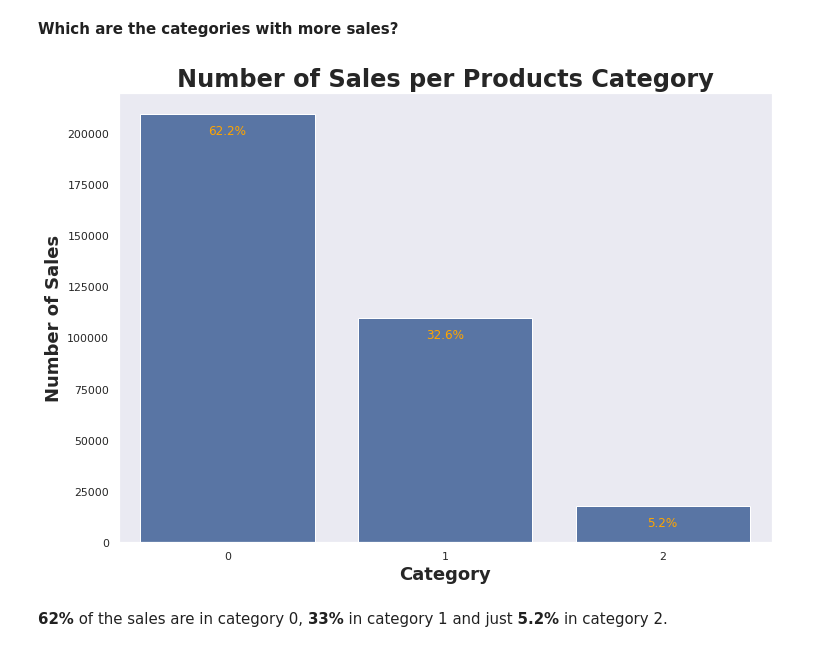
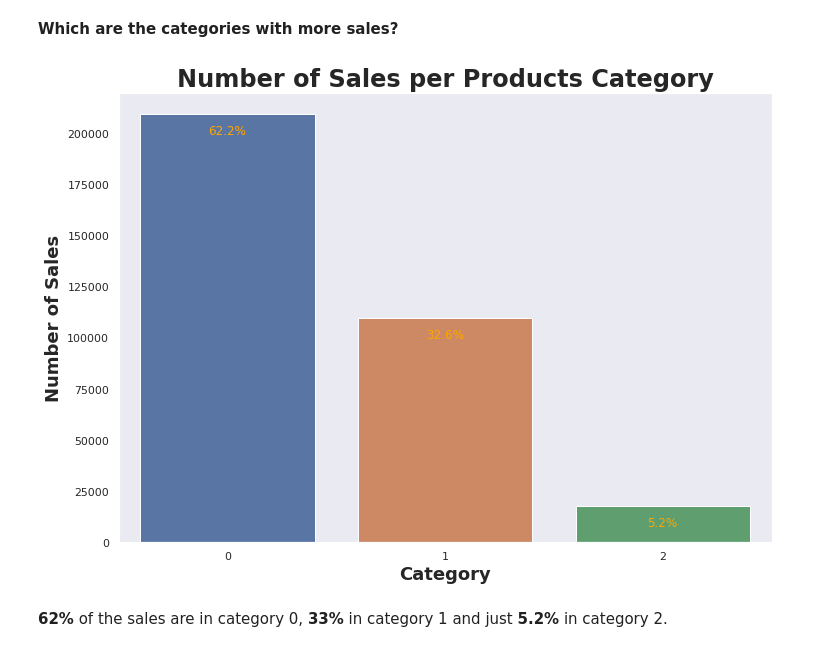
Before and after one commit to furawa/OC_data_analyst_projects, a Jupyter notebook: 02_analyze_company_sales/analyze_company_sales.ipynb, the cells around one changed output. Cells and saved outputs as stored; diff of their text form; code cells hidden in the pictures.

```diff
--- a/02_analyze_company_sales/analyze_company_sales.ipynb
+++ b/02_analyze_company_sales/analyze_company_sales.ipynb
@@ -523,26 +523,24 @@ We confirm here that most of the sales are between **0 and 16**, with highest sa
 # %% [markdown]
 **Which are the categories with more sales?**
 # %%
-# Choose a standard color for the plot
-base_color = sns.color_palette()[0]
 # Barplot of the categories
-sns.countplot(data = sales_clean, x = "category", color = base_color)
+sns.countplot(data = sales_clean, x = "category")
 plt.title("Number of Sales per Products Category", fontsize = 24, fontweight = "bold")
 plt.xlabel(xlabel = "Category", fontsize = 18, fontweight = "bold")
 plt.ylabel(ylabel = "Number of Sales", fontsize = 18, fontweight = "bold")
 # Add some annotations
 number_points = sales_clean.shape[0]        # number of points in the dataset
 category_counts = sales_clean.category.value_counts() # all Values of the categories
 locs, labels = plt.xticks()   # Current tick locations and labels
 # Loop through each pair of locations and labels
 for loc, label in zip(locs, labels):
     # Text property for the label to get the current count
     count = category_counts[label.get_text()]
     percentage = '{:0.1f}%'.format(100*count/number_points) # Percentage of each category
     # Put the annotations inside the bar on the top
     plt.text(x = loc, y = count-10000, s = percentage, ha = 'center', color = 'orange')
 # %% [output]
-[figure, old version]
+[figure, new version]
 # %% [markdown]
 **62%** of the sales are in category 0, **33%** in category 1 and just **5.2%** in category 2.
 # %% [markdown]
```
Also changed, not shown: parts of 3 cells of this notebook.
